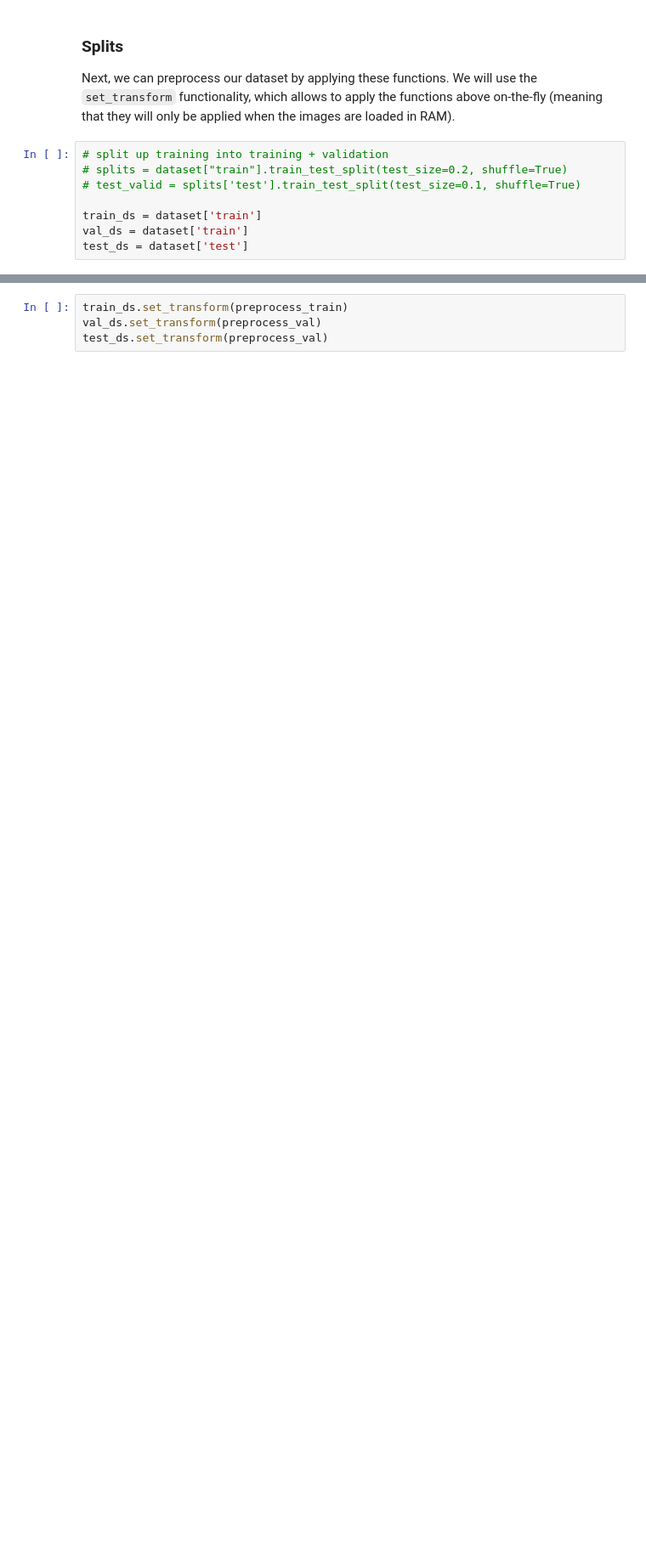
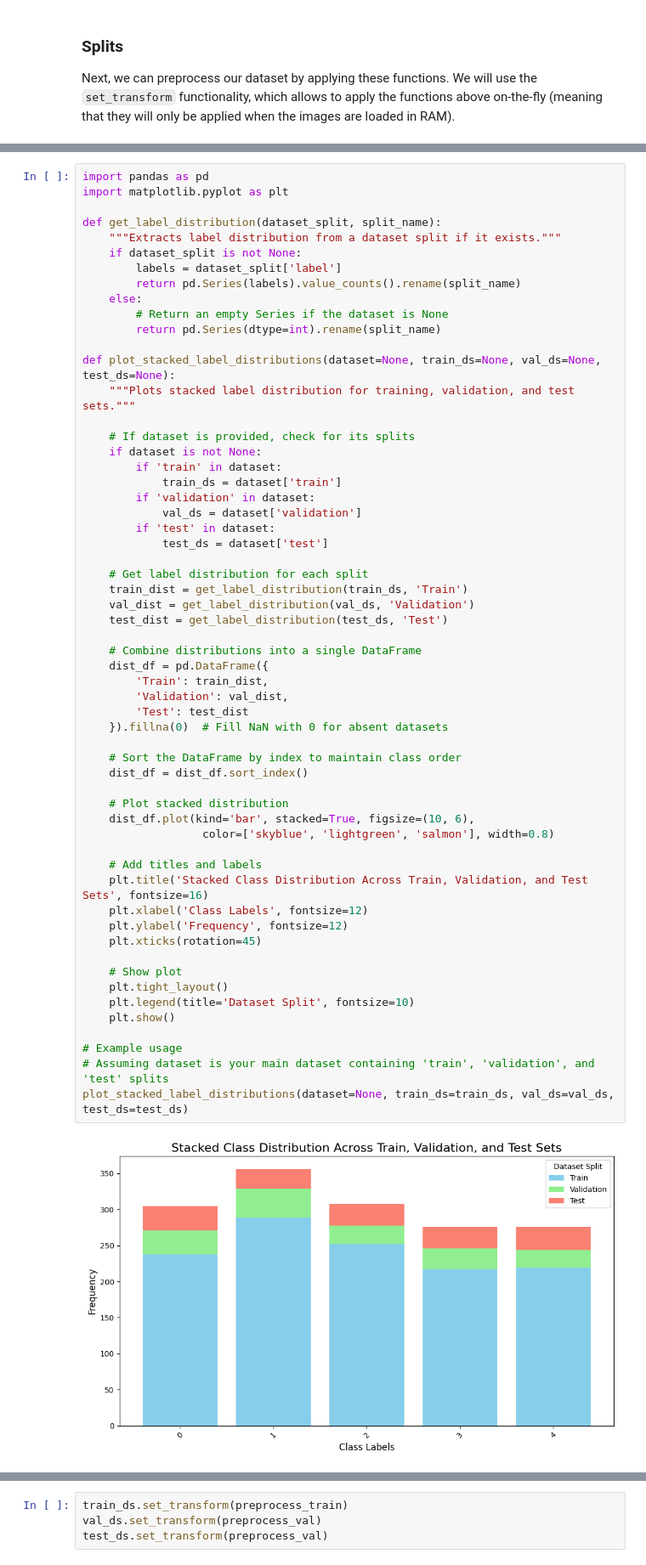
Before and after one commit to Alyzbane/TBKLY, a Jupyter notebook: notebooks/image_classification.ipynb, the cells around one changed output, grey strips where cells are left out. Shown at 85% size. Saved outputs shown, nothing was run; the diff lists cells and outputs as text; blank space fills up the shorter version.

```diff
--- a/notebooks/image_classification.ipynb
+++ b/notebooks/image_classification.ipynb
@@ -160,11 +199,3 @@ def preprocess_val(examples):
 # %% [markdown]
 ### Splits
 Next, we can preprocess our dataset by applying these functions. We will use the `set_transform` functionality, which allows to apply the functions above on-the-fly (meaning that they will only be applied when the images are loaded in RAM).
-# %%
-# split up training into training + validation
-# splits = dataset["train"].train_test_split(test_size=0.2, shuffle=True)
-# test_valid = splits['test'].train_test_split(test_size=0.1, shuffle=True)
-
-train_ds = dataset['train']
-val_ds = dataset['train']
-test_ds = dataset['test']
@@ -170,0 +253,60 @@ test_ds = dataset['test']
+# %%
+import pandas as pd
+import matplotlib.pyplot as plt
+
+def get_label_distribution(dataset_split, split_name):
+    """Extracts label distribution from a dataset split if it exists."""
+    if dataset_split is not None:
+        labels = dataset_split['label']
+        return pd.Series(labels).value_counts().rename(split_name)
+    else:
+        # Return an empty Series if the dataset is None
+        return pd.Series(dtype=int).rename(split_name)
+
+def plot_stacked_label_distributions(dataset=None, train_ds=None, val_ds=None, test_ds=None):
+    """Plots stacked label distribution for training, validation, and test sets."""
+
+    # If dataset is provided, check for its splits
+    if dataset is not None:
+        if 'train' in dataset:
+            train_ds = dataset['train']
+        if 'validation' in dataset:
+            val_ds = dataset['validation']
+        if 'test' in dataset:
+            test_ds = dataset['test']
+
+    # Get label distribution for each split
+    train_dist = get_label_distribution(train_ds, 'Train')
+    val_dist = get_label_distribution(val_ds, 'Validation')
+    test_dist = get_label_distribution(test_ds, 'Test')
+
+    # Combine distributions into a single DataFrame
+    dist_df = pd.DataFrame({
+        'Train': train_dist,
+        'Validation': val_dist,
+        'Test': test_dist
+    }).fillna(0)  # Fill NaN with 0 for absent datasets
+
+    # Sort the DataFrame by index to maintain class order
+    dist_df = dist_df.sort_index()
+
+    # Plot stacked distribution
+    dist_df.plot(kind='bar', stacked=True, figsize=(10, 6),
+                  color=['skyblue', 'lightgreen', 'salmon'], width=0.8)
+
+    # Add titles and labels
+    plt.title('Stacked Class Distribution Across Train, Validation, and Test Sets', fontsize=16)
+    plt.xlabel('Class Labels', fontsize=12)
+    plt.ylabel('Frequency', fontsize=12)
+    plt.xticks(rotation=45)
+
+    # Show plot
+    plt.tight_layout()
+    plt.legend(title='Dataset Split', fontsize=10)
+    plt.show()
+
+# Example usage
+# Assuming dataset is your main dataset containing 'train', 'validation', and 'test' splits
+plot_stacked_label_distributions(dataset=None, train_ds=train_ds, val_ds=val_ds, test_ds=test_ds)
+# %% [output]
+[figure, added]
```
Also changed, not shown: parts of 33 cells of this notebook, 4 other files.
